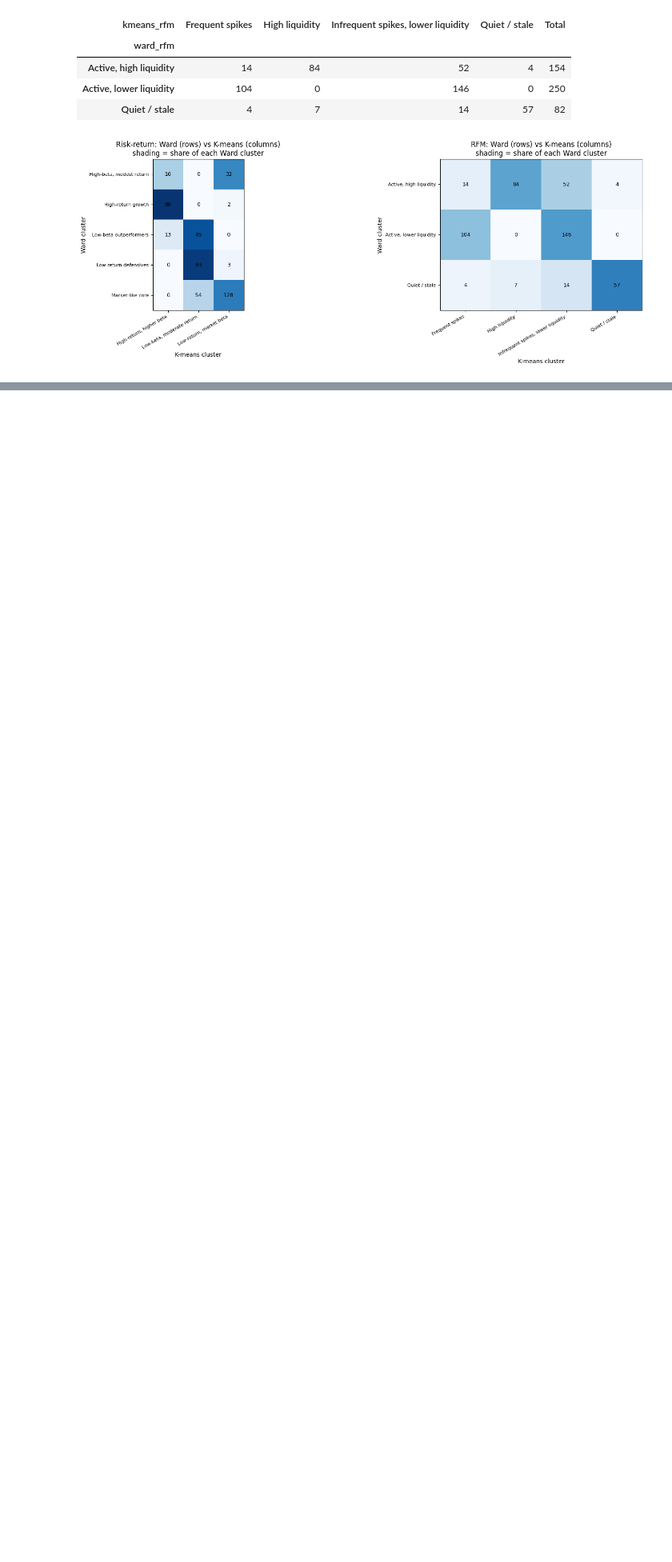
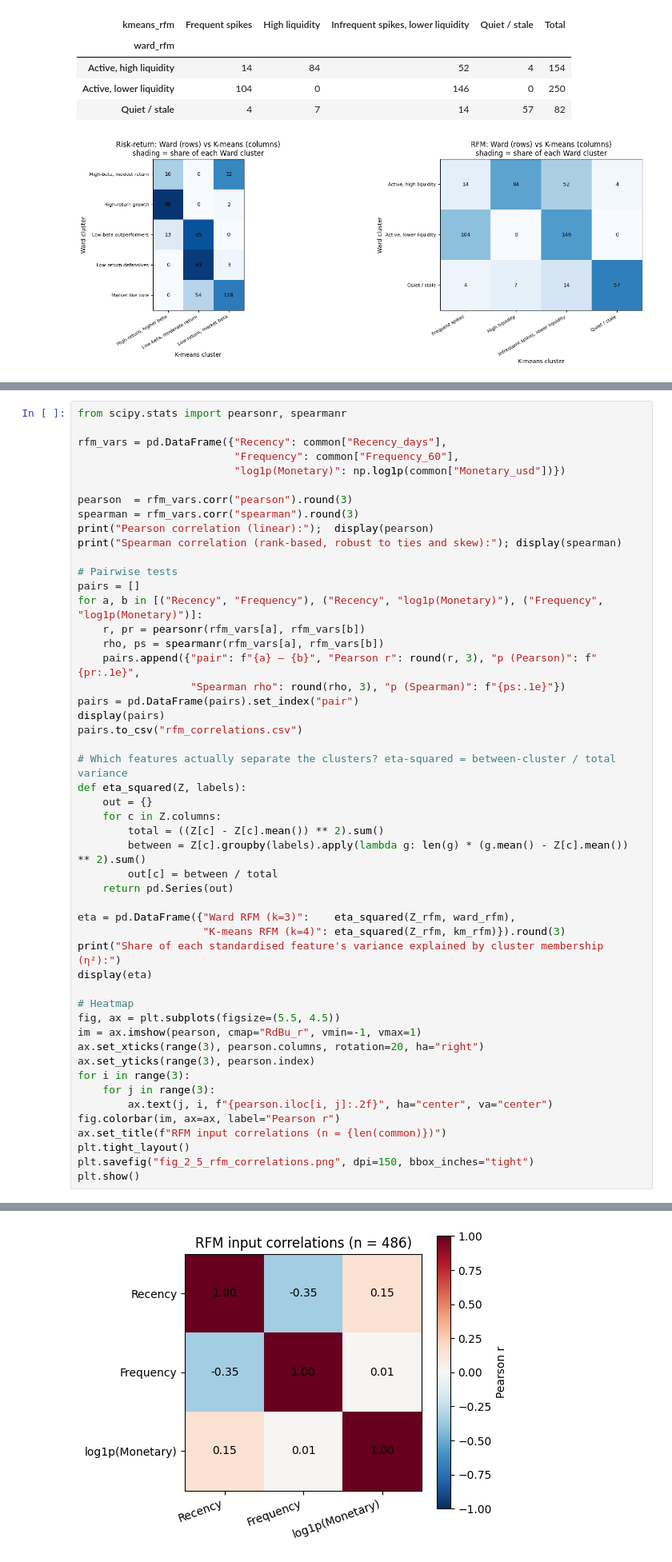
Before and after one commit to Dheena2411/CRM-CM-CW1, a Jupyter notebook: CRM&CM_CW1_T1_T2.ipynb, the cells around one changed output, grey strips where cells are left out. Shown at 80% size. Drawn from its saved outputs; the diff is of its cells as text; blank space fills up the shorter version.

Commit message:
Task 2.5: RFM correlations, feature influence and Monetary removal

```diff
--- a/CRM&CM_CW1_T1_T2.ipynb
+++ b/CRM&CM_CW1_T1_T2.ipynb
@@ -1548,0 +1554,51 @@ Ward vs K-means at matched k:
+# %%
+from scipy.stats import pearsonr, spearmanr
+
+rfm_vars = pd.DataFrame({"Recency": common["Recency_days"],
+                         "Frequency": common["Frequency_60"],
+                         "log1p(Monetary)": np.log1p(common["Monetary_usd"])})
+
+pearson  = rfm_vars.corr("pearson").round(3)
+spearman = rfm_vars.corr("spearman").round(3)
+print("Pearson correlation (linear):");  display(pearson)
+print("Spearman correlation (rank-based, robust to ties and skew):"); display(spearman)
+
+# Pairwise tests
+pairs = []
+for a, b in [("Recency", "Frequency"), ("Recency", "log1p(Monetary)"), ("Frequency", "log1p(Monetary)")]:
+    r, pr = pearsonr(rfm_vars[a], rfm_vars[b])
+    rho, ps = spearmanr(rfm_vars[a], rfm_vars[b])
+    pairs.append({"pair": f"{a} – {b}", "Pearson r": round(r, 3), "p (Pearson)": f"{pr:.1e}",
+                  "Spearman rho": round(rho, 3), "p (Spearman)": f"{ps:.1e}"})
+pairs = pd.DataFrame(pairs).set_index("pair")
+display(pairs)
+pairs.to_csv("rfm_correlations.csv")
+
+# Which features actually separate the clusters? eta-squared = between-cluster / total variance
+def eta_squared(Z, labels):
+    out = {}
+    for c in Z.columns:
+        total = ((Z[c] - Z[c].mean()) ** 2).sum()
+        between = Z[c].groupby(labels).apply(lambda g: len(g) * (g.mean() - Z[c].mean()) ** 2).sum()
+        out[c] = between / total
+    return pd.Series(out)
+
+eta = pd.DataFrame({"Ward RFM (k=3)":    eta_squared(Z_rfm, ward_rfm),
+                    "K-means RFM (k=4)": eta_squared(Z_rfm, km_rfm)}).round(3)
+print("Share of each standardised feature's variance explained by cluster membership (η²):")
+display(eta)
+
+# Heatmap
+fig, ax = plt.subplots(figsize=(5.5, 4.5))
+im = ax.imshow(pearson, cmap="RdBu_r", vmin=-1, vmax=1)
+ax.set_xticks(range(3), pearson.columns, rotation=20, ha="right")
+ax.set_yticks(range(3), pearson.index)
+for i in range(3):
+    for j in range(3):
+        ax.text(j, i, f"{pearson.iloc[i, j]:.2f}", ha="center", va="center")
+fig.colorbar(im, ax=ax, label="Pearson r")
+ax.set_title(f"RFM input correlations (n = {len(common)})")
+plt.tight_layout()
+plt.savefig("fig_2_5_rfm_correlations.png", dpi=150, bbox_inches="tight")
+plt.show()
+# %% [output]
@@ -1548,0 +1625 @@ Ward vs K-means at matched k:
+[figure, added]
```
Also changed, not shown: parts of 4 cells of this notebook.
